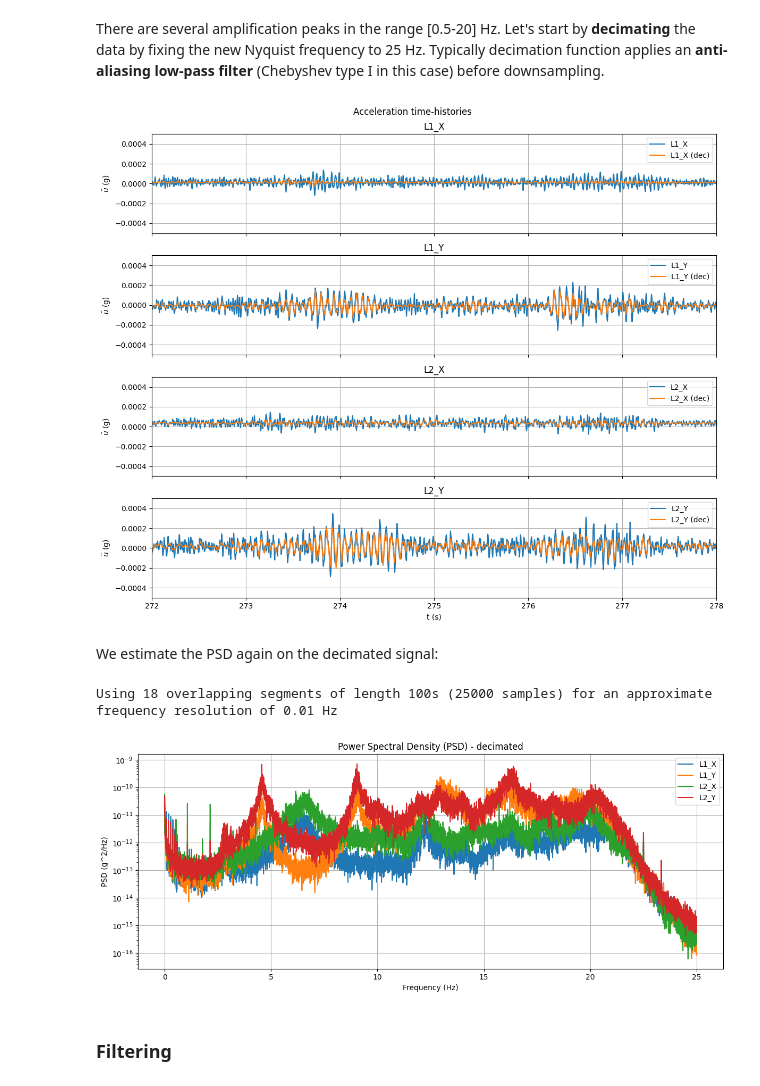
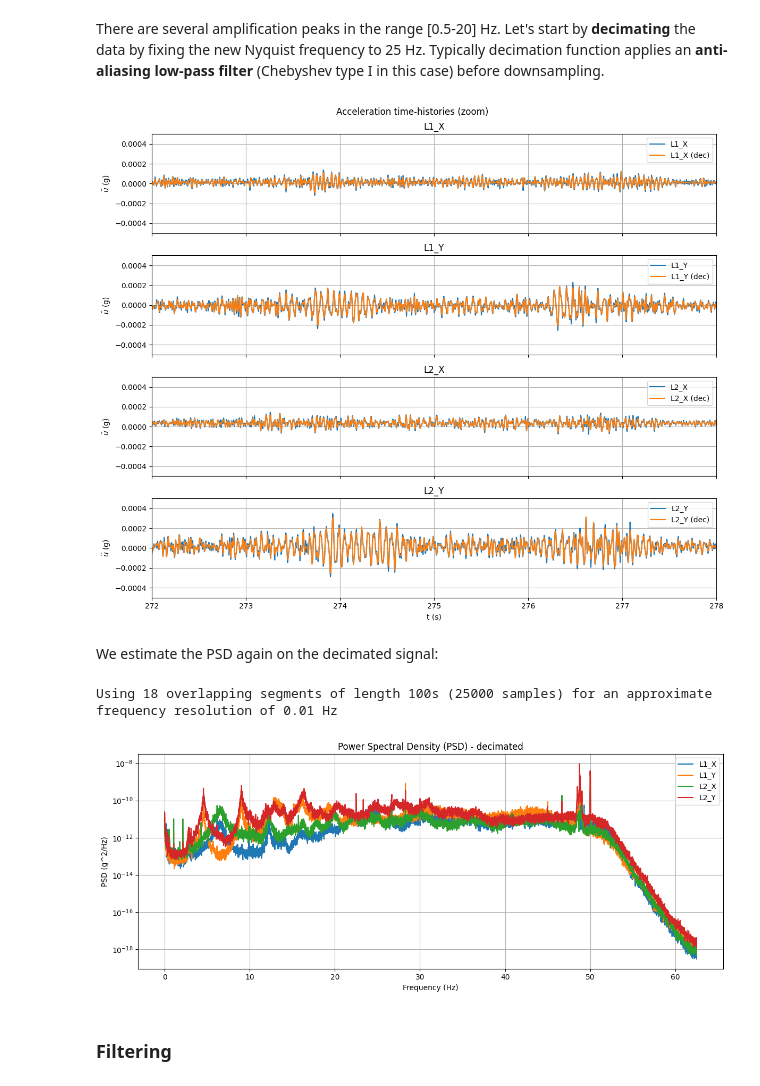
Before and after one commit to danielesivori/ROSE-PhD-Course-SHM-in-EE-2026, a Jupyter notebook: Tutorial_1_AV/Tutorial_1_AV.ipynb, the cells around one changed output. Drawn from its saved outputs; the diff is of its cells as text; code cells hidden in the pictures.

```diff
--- a/Tutorial_1_AV/Tutorial_1_AV.ipynb
+++ b/Tutorial_1_AV/Tutorial_1_AV.ipynb
@@ -94,0 +94,33 @@ We perform an initial estimate of the **Power Spectral Density (PSD)** of the si
+# %%
+from scipy.signal import periodogram
+
+# Parameters for periodogram
+nperseg = n
+seg_len = nperseg / fs
+
+# Frequency resolution
+df = 1/seg_len
+
+print(f"Using whole signal of length {seg_len:.0f}s ({nperseg:.0f} samples) for an approximate frequency resolution of {1/seg_len:.6f} Hz")
+
+# Single figure for all PSDs
+plt.figure(figsize=(12, 5))
+
+# Plot PSD for each channel
+for i in range(N):
+
+    # Periodogram with classic Hanning window
+    fv, Pxx = periodogram(data[:, i], fs=fs, window='hann', scaling='density')
+
+    # Plot
+    plt.semilogy(fv, Pxx, label=channel_names[i]) # semilogy
+
+plt.title('Power Spectral Density (PSD)')
+plt.xlabel('Frequency (Hz)')
+plt.ylabel('PSD (g^2/Hz)')
+plt.grid(True)
+plt.xlim(0,125)
+plt.ylim(1e-18,1e-9)
+plt.legend(loc='upper right')
+plt.tight_layout()
+plt.show()
@@ -138,38 +175,38 @@ There are several amplification peaks in the range [0.5-20] Hz. Let's start by *
 # %%
 from scipy.signal import decimate
 
-f_nyq_dec = 25 # desired Nyquist frequency after decimation (must be < fs/2)
+f_nyq_dec = 50 # desired Nyquist frequency after decimation (must be < fs/2)
 dec_factor = fs // (2 * f_nyq_dec)  # decimation factor: 250 / (2*25) = 5
-fs_dec = fs // dec_factor  # 50 Hz
+fs_dec = fs / dec_factor  # 50 Hz
 
 # Decimate each channel (applies anti-aliasing filter internally)
 data_dec = np.column_stack([decimate(data[:, i], dec_factor) for i in range(N)])
 
 n_dec = data_dec.shape[0]
 time_v_dec = np.arange(n_dec) / fs_dec
 
 # Figure
 fig, axes = plt.subplots(nrows=N, ncols=1, figsize=(12, 10), sharex=True)
 
 # Plot each signal in its own subplot
 for i in range(N):
     axes[i].plot(time_v, data[:, i], label=channel_names[i])
     axes[i].plot(time_v_dec, data_dec[:, i], label=f'{channel_names[i]} (dec)')
     axes[i].set_title(f'{channel_names[i]}')
     axes[i].set_ylabel(r'$\ddot{u}$ (g)')
     axes[i].grid(True)
     axes[i].legend(loc='upper right')
     axes[i].set_ylim(-0.0005,0.0005)
     axes[i].set_xlim(272,278)
 
 # Set a common x-axis label for the bottom subplot
 axes[-1].set_xlabel('t (s)')
 
 plt.suptitle('Acceleration time-histories (zoom)')
 plt.tight_layout()
 plt.show()
 # %% [output]
-[figure, old version]
+[figure, new version]
 # %% [markdown]
 We estimate the PSD again on the decimated signal:
 # %%
@@ -204,7 +241,7 @@ plt.tight_layout()
 plt.show()
 # %% [output]
 Using 18 overlapping segments of length 100s (25000 samples) for an approximate frequency resolution of 0.01 Hz
-[figure, old version]
+[figure, new version]
 # %% [markdown]
 ### Filtering
 # %% [markdown]
```
Also changed, not shown: parts of 10 cells of this notebook.
